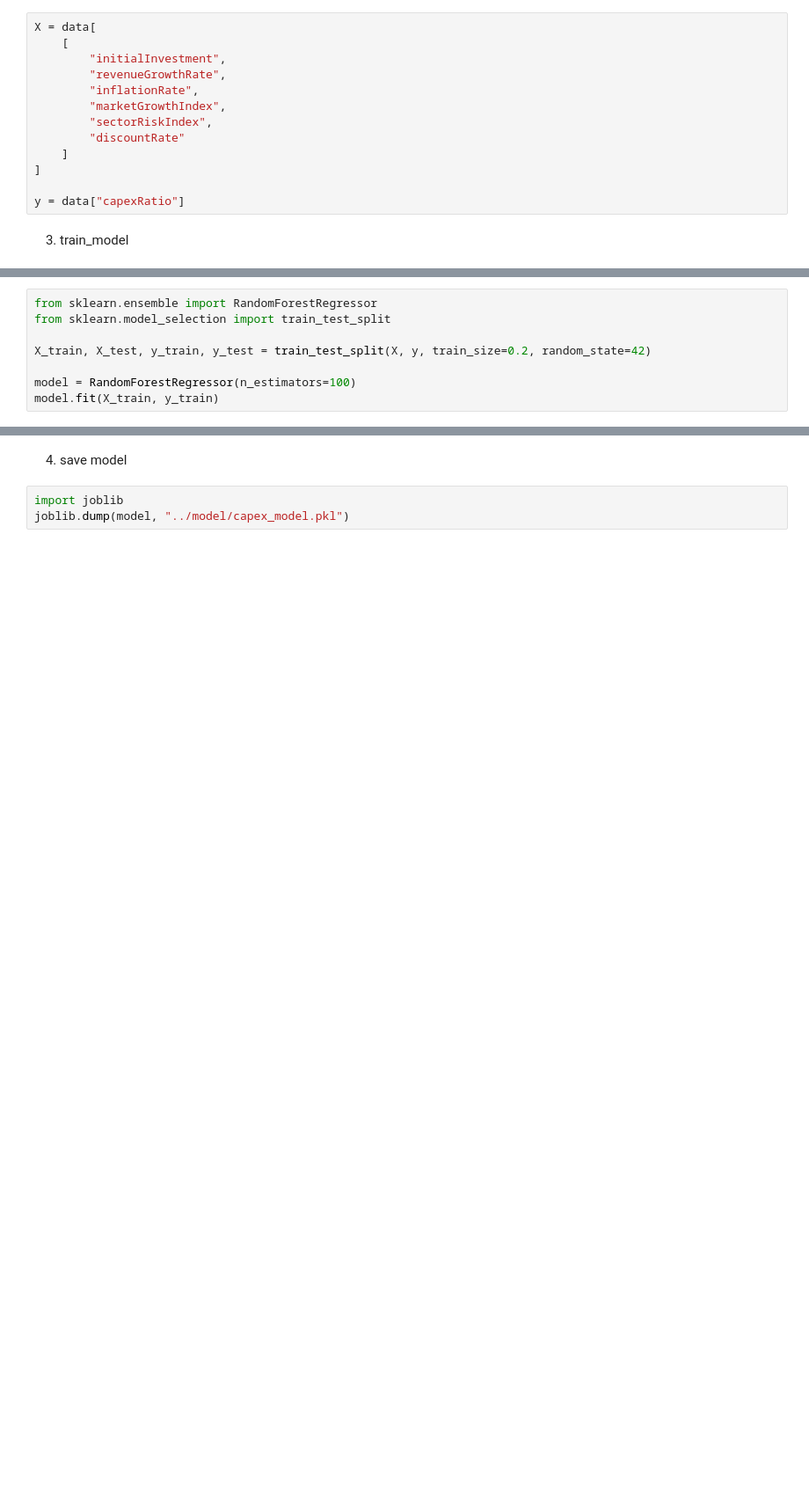
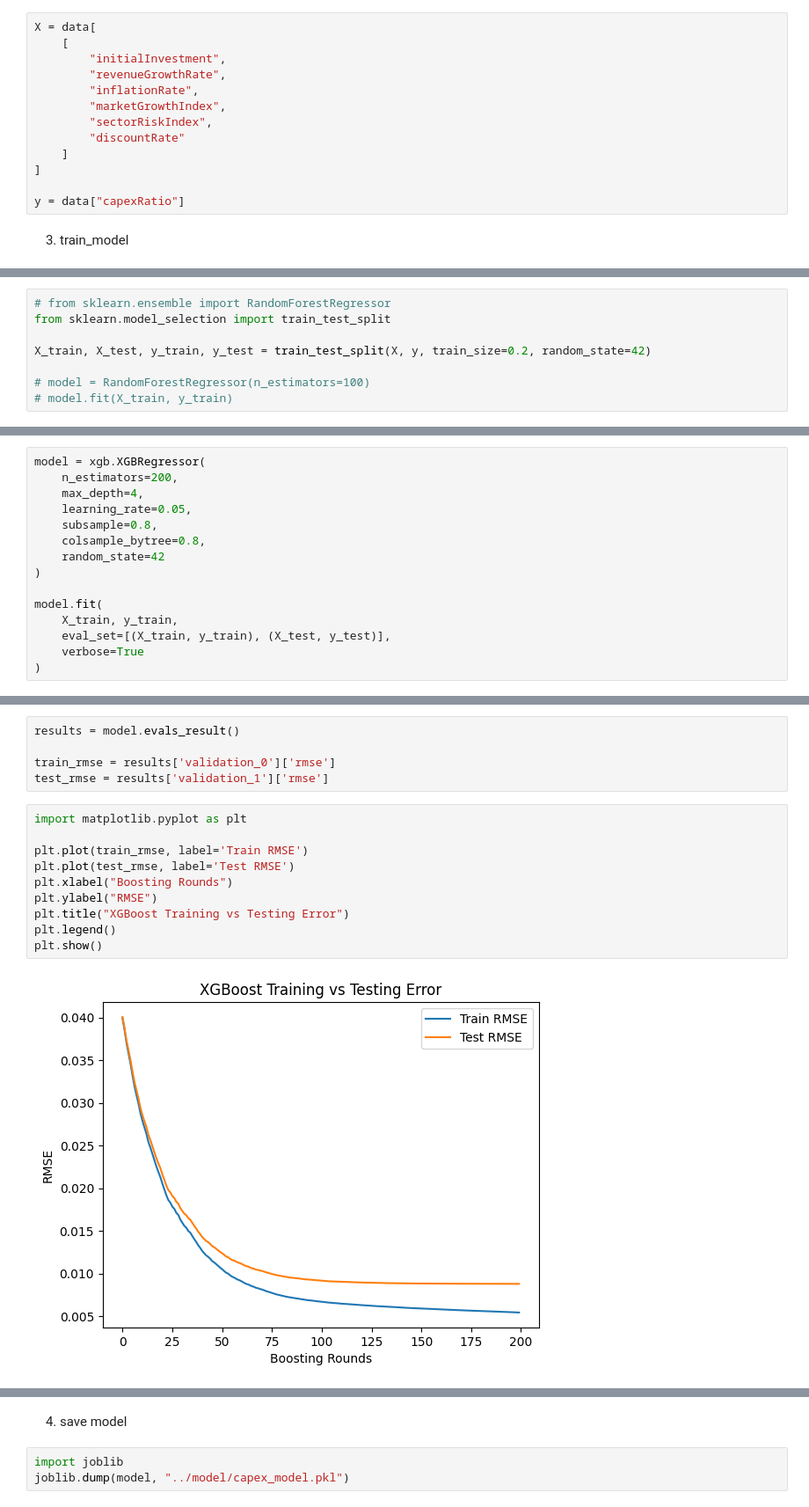
Before and after one commit to Deeps-444/Capital_Budgeting, a Jupyter notebook: machine_learning/train_model/train_capex_model.ipynb, the cells around one changed output, grey strips where cells are left out. Shown at 88% size. Cells and saved outputs as stored; diff of their text form; blank space fills up the shorter version.

Commit message:
trained with xgboost and made changes in ui -> added npv and irr

```diff
--- a/machine_learning/train_model/train_capex_model.ipynb
+++ b/machine_learning/train_model/train_capex_model.ipynb
@@ -25,8 +29,8 @@ y = data["capexRatio"]
 # %%
-from sklearn.ensemble import RandomForestRegressor
+# from sklearn.ensemble import RandomForestRegressor
 from sklearn.model_selection import train_test_split
 
 X_train, X_test, y_train, y_test = train_test_split(X, y, train_size=0.2, random_state=42)
 
-model = RandomForestRegressor(n_estimators=100)
-model.fit(X_train, y_train)
+# model = RandomForestRegressor(n_estimators=100)
+# model.fit(X_train, y_train)
@@ -34,0 +39,15 @@ RandomForestRegressor()
+# %%
+model = xgb.XGBRegressor(
+    n_estimators=200,
+    max_depth=4,
+    learning_rate=0.05,
+    subsample=0.8,
+    colsample_bytree=0.8,
+    random_state=42
+)
+
+model.fit(
+    X_train, y_train,
+    eval_set=[(X_train, y_train), (X_test, y_test)],
+    verbose=True
+)
@@ -35 +85,18 @@ RandomForestRegressor()
+# %%
+results = model.evals_result()
+
+train_rmse = results['validation_0']['rmse']
+test_rmse = results['validation_1']['rmse']
+# %%
+import matplotlib.pyplot as plt
+
+plt.plot(train_rmse, label='Train RMSE')
+plt.plot(test_rmse, label='Test RMSE')
+plt.xlabel("Boosting Rounds")
+plt.ylabel("RMSE")
+plt.title("XGBoost Training vs Testing Error")
+plt.legend()
+plt.show()
+# %% [output]
+[figure, added]
 # %%
```
Also changed, not shown: parts of 10 cells of this notebook, 23 other files.
